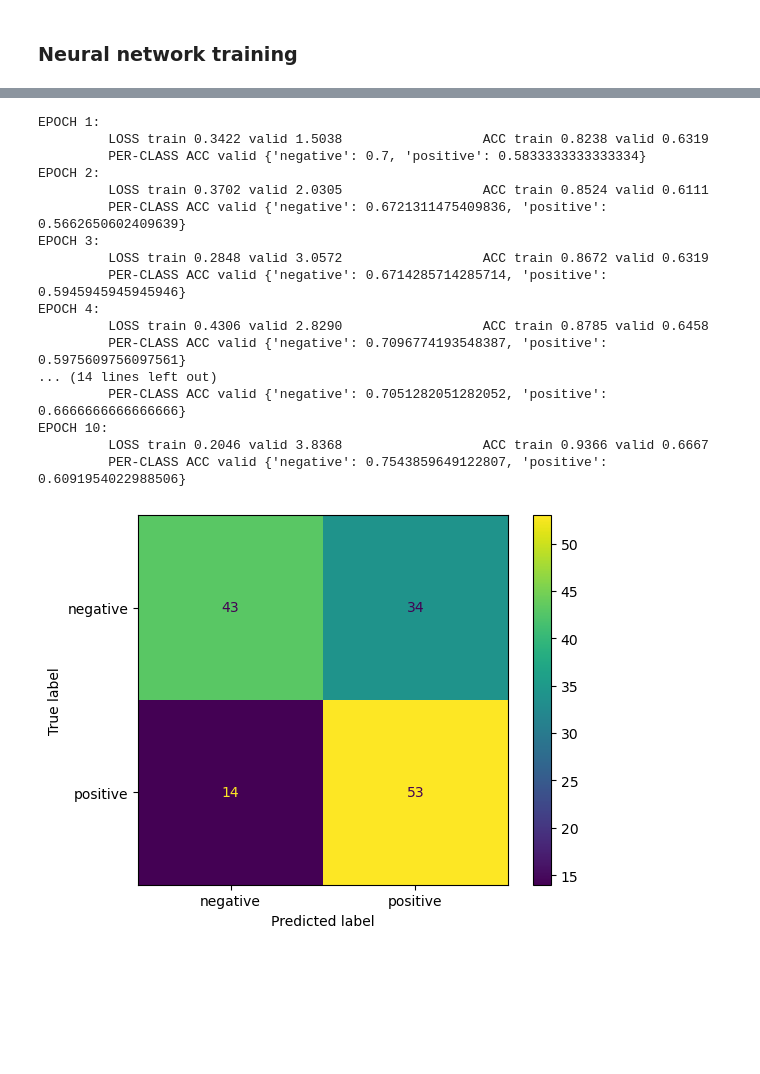
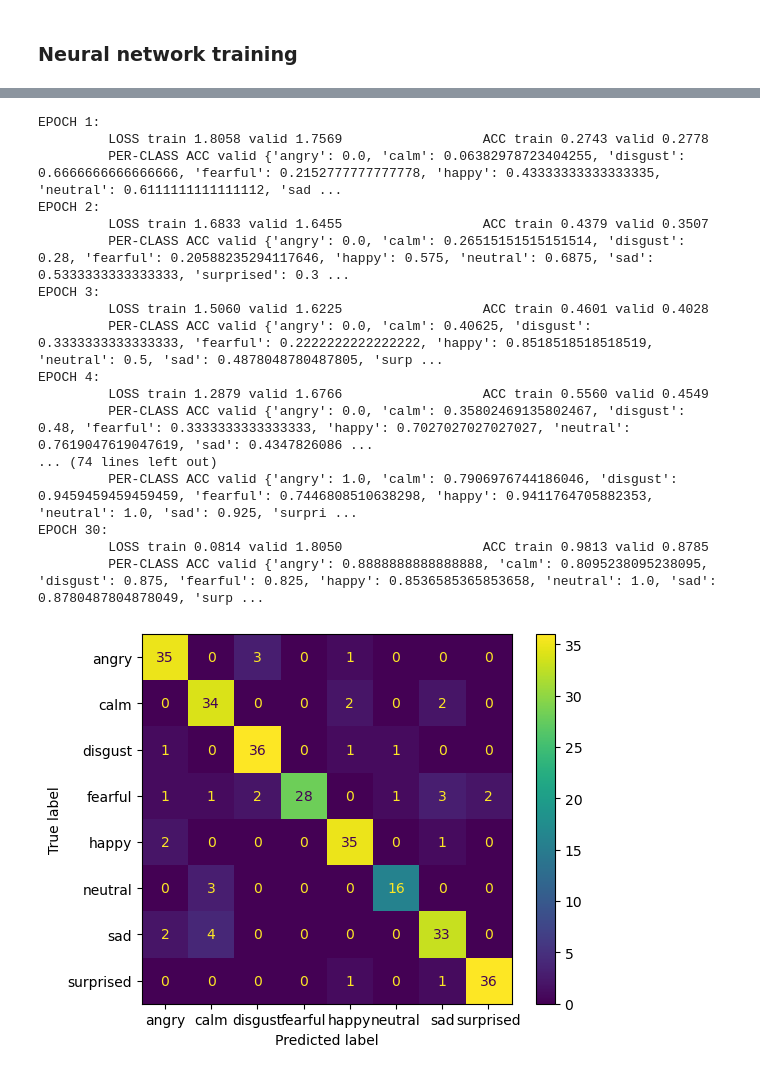
Before and after one commit to MatasRR/End-To-End-Speech-Emotion-Recognition, a Jupyter notebook: src/baseline_models.ipynb, the cells around one changed output, grey strips where cells are left out. Cells and saved outputs as stored; diff of their text form; code cells hidden in the pictures; blank space fills up the shorter version.

Commit message:
#7: Cleaned-up code reagarding spectrogram and emotion variables, added audio cropping and noise augmentations

```diff
--- a/src/baseline_models.ipynb
+++ b/src/baseline_models.ipynb
@@ -752,19 +688,22 @@ spectrograms_tensor_train = torch.from_numpy(spectrograms_train).float()
 spectrograms_tensor_val = torch.from_numpy(spectrograms_val).float()
 spectrograms_tensor_test = torch.from_numpy(spectrograms_test).float()
 
-emotions_tensor_train = torch.from_numpy(emotions_numeric_train).long()
-emotions_tensor_val = torch.from_numpy(emotions_numeric_val).long()
-emotions_tensor_test = torch.from_numpy(emotions_numeric_test).long()
+if use_binary is False:
+    emotions_tensor_train = torch.from_numpy(emotions_numeric_train).long()
+    emotions_tensor_val = torch.from_numpy(emotions_numeric_val).long()
+    emotions_tensor_test = torch.from_numpy(emotions_numeric_test).long()
+else:
+    emotions_tensor_train = torch.from_numpy(emotions_numeric_binary_train).long()
+    emotions_tensor_val = torch.from_numpy(emotions_numeric_binary_val).long()
+    emotions_tensor_test = torch.from_numpy(emotions_numeric_binary_test).long()
 
 spectrograms_tensor_train.to(device)
 spectrograms_tensor_val.to(device)
 spectrograms_tensor_test.to(device)
+
 emotions_tensor_train.to(device)
 emotions_tensor_val.to(device)
-
-emotions_tensor_binary_train = torch.tensor([1 if emotion == "positive" else 0 for emotion in emotions_binary_train]).long()
-emotions_tensor_binary_val = torch.tensor([1 if emotion == "positive" else 0 for emotion in emotions_binary_val]).long()
-emotions_tensor_binary_test = torch.tensor([1 if emotion == "positive" else 0 for emotion in emotions_binary_test]).long()
+emotions_tensor_test.to(device)
 
 spectrogram_dimensions = spectrograms_tensor_train.size()[1:]
 # %%
@@ -964,9 +899,9 @@ def calculate_class_accuracy(model, inputs, labels):
     class_accuracy = confusion_matrix.diagonal() / guess_counts
 
     if use_binary is False:
-        label_set = metrics.ConfusionMatrixDisplay.from_predictions(emotions_val, validation_output_emotions).display_labels
+        label_set = metrics.ConfusionMatrixDisplay.from_predictions(spectrogram_emotions_val, output_emotions).display_labels
     else:
-        label_set = metrics.ConfusionMatrixDisplay.from_predictions(emotions_binary_val, validation_output_emotions).display_labels
+        label_set = metrics.ConfusionMatrixDisplay.from_predictions(spectrogram_emotions_binary_val, output_emotions).display_labels
 
     plt.close()
     class_accuracy_dict = {label: accuracy for label, accuracy in zip(label_set, class_accuracy)}
@@ -1014,10 +949,7 @@ def train_one_epoch(epoch_index, tb_writer):
 #             tb_writer.add_scalar("Loss/train", last_loss, tb_x)
             running_loss = 0.
 
-    if use_binary is False:
-        accuracy = calculate_accuracy(model, spectrograms_tensor_train, emotions_tensor_train)
-    else:
-        accuracy = calculate_accuracy(model, spectrograms_tensor_train, emotions_tensor_binary_train)
+    accuracy = calculate_accuracy(model, spectrograms_tensor_train, emotions_tensor_train)
 
     return last_loss, accuracy
 # %%
@@ -1025,7 +957,7 @@ def train_one_epoch(epoch_index, tb_writer):
 timestamp = datetime.datetime.now().strftime("%Y%m%d_%H%M%S")
 writer = SummaryWriter(f"runs/model_{timestamp}")
 
-EPOCHS = 10
+EPOCHS = 30
 
 best_vloss = 1_000_000.
 
@@ -1054,12 +986,8 @@ for epoch in range(EPOCHS):
 
     avg_vloss = running_vloss / (i + 1)
 
-    if use_binary is False:
-        accuracy_val = calculate_accuracy(model, spectrograms_tensor_val, emotions_tensor_val)
-        class_accuracy_val = calculate_class_accuracy(model, spectrograms_tensor_val, emotions_tensor_val)
-    else:
-        accuracy_val = calculate_accuracy(model, spectrograms_tensor_val, emotions_tensor_binary_val)
-        class_accuracy_val = calculate_class_accuracy(model, spectrograms_tensor_val, emotions_tensor_binary_val)
+    accuracy_val = calculate_accuracy(model, spectrograms_tensor_val, emotions_tensor_val)
+    class_accuracy_val = calculate_class_accuracy(model, spectrograms_tensor_val, emotions_tensor_val)
 
     print(f"\t LOSS train {avg_loss:.4f} valid {avg_vloss:.4f} \t\t ACC train {accuracy_train:.4f} valid {accuracy_val:.4f}")
     print(f"\t PER-CLASS ACC valid {class_accuracy_val}")
@@ -1093,34 +1021,34 @@ for epoch in range(EPOCHS):
 #         torch.save(model.state_dict(), model_path)
 # %% [output]
 EPOCH 1:
-         LOSS train 0.3422 valid 1.5038                  ACC train 0.8238 valid 0.6319
-         PER-CLASS ACC valid {'negative': 0.7, 'positive': 0.5833333333333334}
+         LOSS train 1.8058 valid 1.7569                  ACC train 0.2743 valid 0.2778
+         PER-CLASS ACC valid {'angry': 0.0, 'calm': 0.06382978723404255, 'disgust': 0.6666666666666666, 'fearful': 0.2152777777777778, 'happy': 0.43333333333333335, 'neutral': 0.6111111111111112, 'sad ...
 EPOCH 2:
-         LOSS train 0.3702 valid 2.0305                  ACC train 0.8524 valid 0.6111
-         PER-CLASS ACC valid {'negative': 0.6721311475409836, 'positive': 0.5662650602409639}
+         LOSS train 1.6833 valid 1.6455                  ACC train 0.4379 valid 0.3507
+         PER-CLASS ACC valid {'angry': 0.0, 'calm': 0.26515151515151514, 'disgust': 0.28, 'fearful': 0.20588235294117646, 'happy': 0.575, 'neutral': 0.6875, 'sad': 0.5333333333333333, 'surprised': 0.3 ...
 EPOCH 3:
-         LOSS train 0.2848 valid 3.0572                  ACC train 0.8672 valid 0.6319
-         PER-CLASS ACC valid {'negative': 0.6714285714285714, 'positive': 0.5945945945945946}
+         LOSS train 1.5060 valid 1.6225                  ACC train 0.4601 valid 0.4028
+         PER-CLASS ACC valid {'angry': 0.0, 'calm': 0.40625, 'disgust': 0.3333333333333333, 'fearful': 0.2222222222222222, 'happy': 0.8518518518518519, 'neutral': 0.5, 'sad': 0.4878048780487805, 'surp ...
 EPOCH 4:
-         LOSS train 0.4306 valid 2.8290                  ACC train 0.8785 valid 0.6458
-         PER-CLASS ACC valid {'negative': 0.7096774193548387, 'positive': 0.5975609756097561}
-... (14 lines left out)
-         PER-CLASS ACC valid {'negative': 0.7051282051282052, 'positive': 0.6666666666666666}
-EPOCH 10:
-         LOSS train 0.2046 valid 3.8368                  ACC train 0.9366 valid 0.6667
-         PER-CLASS ACC valid {'negative': 0.7543859649122807, 'positive': 0.6091954022988506}
+         LOSS train 1.2879 valid 1.6766                  ACC train 0.5560 valid 0.4549
+         PER-CLASS ACC valid {'angry': 0.0, 'calm': 0.35802469135802467, 'disgust': 0.48, 'fearful': 0.3333333333333333, 'happy': 0.7027027027027027, 'neutral': 0.7619047619047619, 'sad': 0.4347826086 ...
+... (74 lines left out)
+         PER-CLASS ACC valid {'angry': 1.0, 'calm': 0.7906976744186046, 'disgust': 0.9459459459459459, 'fearful': 0.7446808510638298, 'happy': 0.9411764705882353, 'neutral': 1.0, 'sad': 0.925, 'surpri ...
+EPOCH 30:
+         LOSS train 0.0814 valid 1.8050                  ACC train 0.9813 valid 0.8785
+         PER-CLASS ACC valid {'angry': 0.8888888888888888, 'calm': 0.8095238095238095, 'disgust': 0.875, 'fearful': 0.825, 'happy': 0.8536585365853658, 'neutral': 1.0, 'sad': 0.8780487804878049, 'surp ...
 # %%
 validation_outputs = model(spectrograms_tensor_val.to(device))
 validation_output_predictions = torch.nn.Softmax(dim=1)(validation_outputs).argmax(1)
 validation_output_emotions = np.array([number_to_emotion_mapping[value] for value in validation_output_predictions.to("cpu").numpy()])
 # %%
 if use_binary is False:
-    model_confusion_matrix = metrics.ConfusionMatrixDisplay.from_predictions(emotions_val, validation_output_emotions)
+    model_confusion_matrix = metrics.ConfusionMatrixDisplay.from_predictions(spectrogram_emotions_val, validation_output_emotions)
 else:
-    model_confusion_matrix = metrics.ConfusionMatrixDisplay.from_predictions(emotions_binary_val, validation_output_emotions)
+    model_confusion_matrix = metrics.ConfusionMatrixDisplay.from_predictions(spectrogram_emotions_binary_val, validation_output_emotions)
 plt.show()
 # %% [output]
-[figure, old version]
+[figure, new version]
 # %%
 # %load_ext tensorboard
 # %%
```
Also changed, not shown: parts of 35 cells of this notebook, 1 other file.
